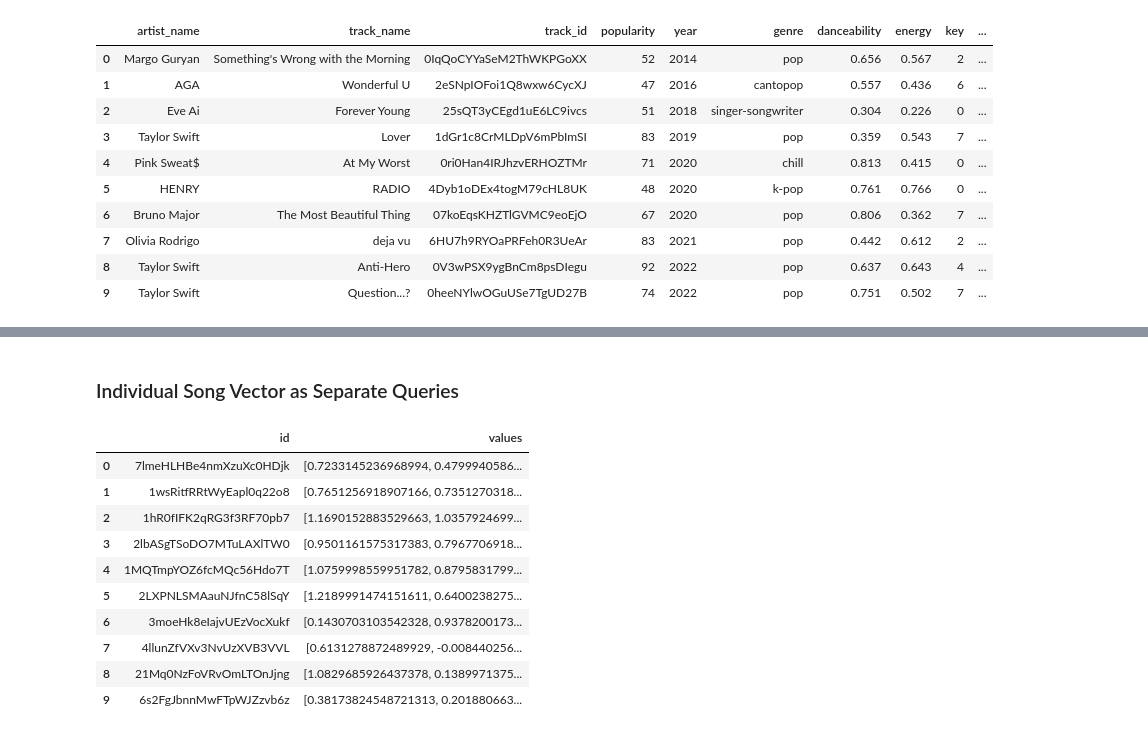
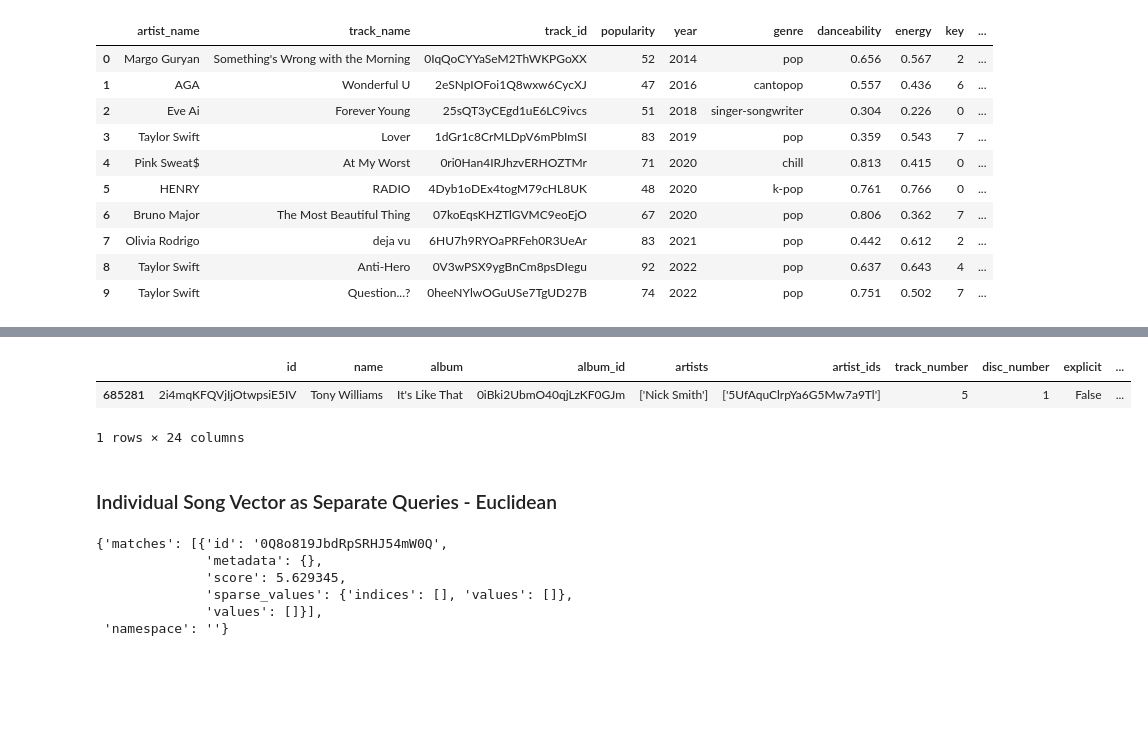
Before and after one commit to sz8689/COS_597A_Project, a Jupyter notebook: Music recommendation system.ipynb, the cells around one changed output, grey strips where cells are left out. Cells and saved outputs as stored; diff of their text form; code cells hidden in the pictures; blank space fills up the shorter version.

```diff
--- a/Music recommendation system.ipynb
+++ b/Music recommendation system.ipynb
@@ -749,16 +843,23 @@ sum_yuhan_song_embeddings /= np.linalg.norm(sum_yuhan_song_embeddings)
+# %%
+df[df['id'] == '2i4mqKFQVjIjOtwpsiE5IV']
+# %% [output]
+|  | id | name | album | album_id | artists | artist_ids | track_number | disc_number | explicit | ... |
+| 685281 | 2i4mqKFQVjIjOtwpsiE5IV | Tony Williams | It's Like That | 0iBki2UbmO40qjLzKF0GJm | ['Nick Smith'] | ['5UfAquClrpYa6G5Mw7a9Tl'] | 5 | 1 | False | ... |
+1 rows × 24 columns
 # %% [markdown]
-### Individual Song Vector as Separate Queries
+### Individual Song Vector as Separate Queries - Euclidean
-# %%
-test_data
-# %% [output]
-|  | id | values |
-| 0 | 7lmeHLHBe4nmXzuXc0HDjk | [0.7233145236968994, 0.4799940586... |
-| 1 | 1wsRitfRRtWyEapl0q22o8 | [0.7651256918907166, 0.7351270318... |
-| 2 | 1hR0fIFK2qRG3f3RF70pb7 | [1.1690152883529663, 1.0357924699... |
-| 3 | 2lbASgTSoDO7MTuLAXlTW0 | [0.9501161575317383, 0.7967706918... |
-| 4 | 1MQTmpYOZ6fcMQc56Hdo7T | [1.0759998559951782, 0.8795831799... |
-| 5 | 2LXPNLSMAauNJfnC58lSqY | [1.2189991474151611, 0.6400238275... |
-| 6 | 3moeHk8eIajvUEzVocXukf | [0.1430703103542328, 0.9378200173... |
-| 7 | 4llunZfVXv3NvUzXVB3VVL | [0.6131278872489929, -0.008440256... |
-| 8 | 21Mq0NzFoVRvOmLTOnJjng | [1.0829685926437378, 0.1389971375... |
-| 9 | 6s2FgJbnnMwFTpWJZzvb6z | [0.38173824548721313, 0.201880663... |
+# %%
+# query top 1 favorate (Yuhan)
+# create the query vector
+xq = yuhan_favorite_song_embeddings[3]
+
+# now query
+xc = index_e.query(xq, top_k=1, include_metadata=True)
+xc
+# %% [output]
+{'matches': [{'id': '0Q8o819JbdRpSRHJ54mW0Q',
+              'metadata': {},
+              'score': 5.629345,
+              'sparse_values': {'indices': [], 'values': []},
+              'values': []}],
+ 'namespace': ''}
```
Also changed, not shown: parts of 86 cells of this notebook.
